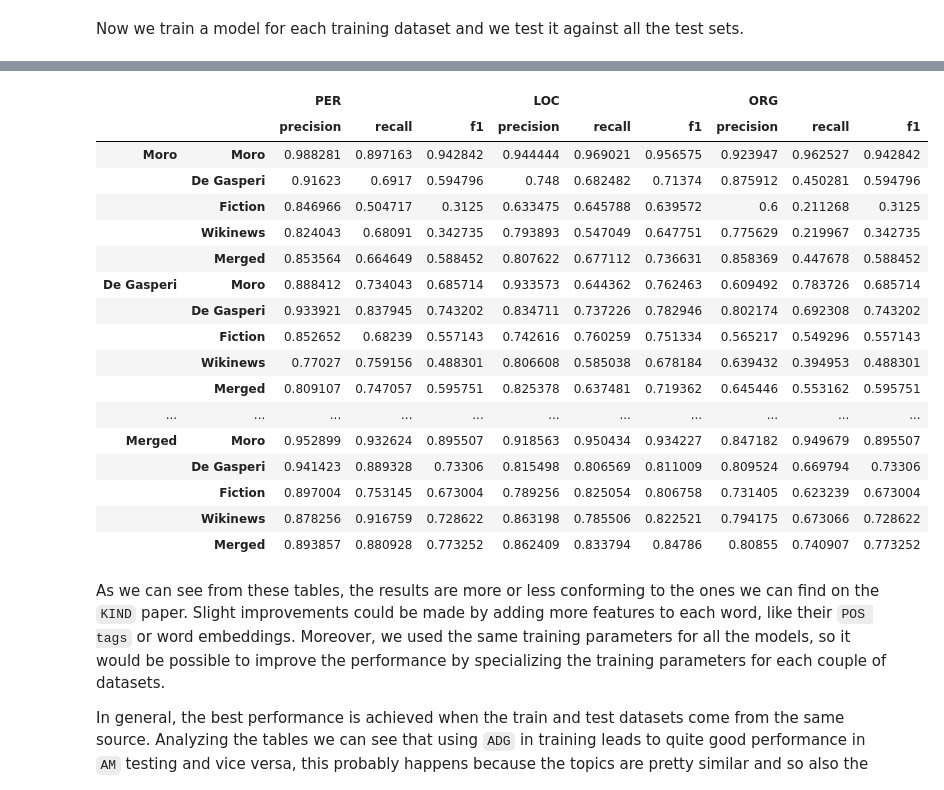
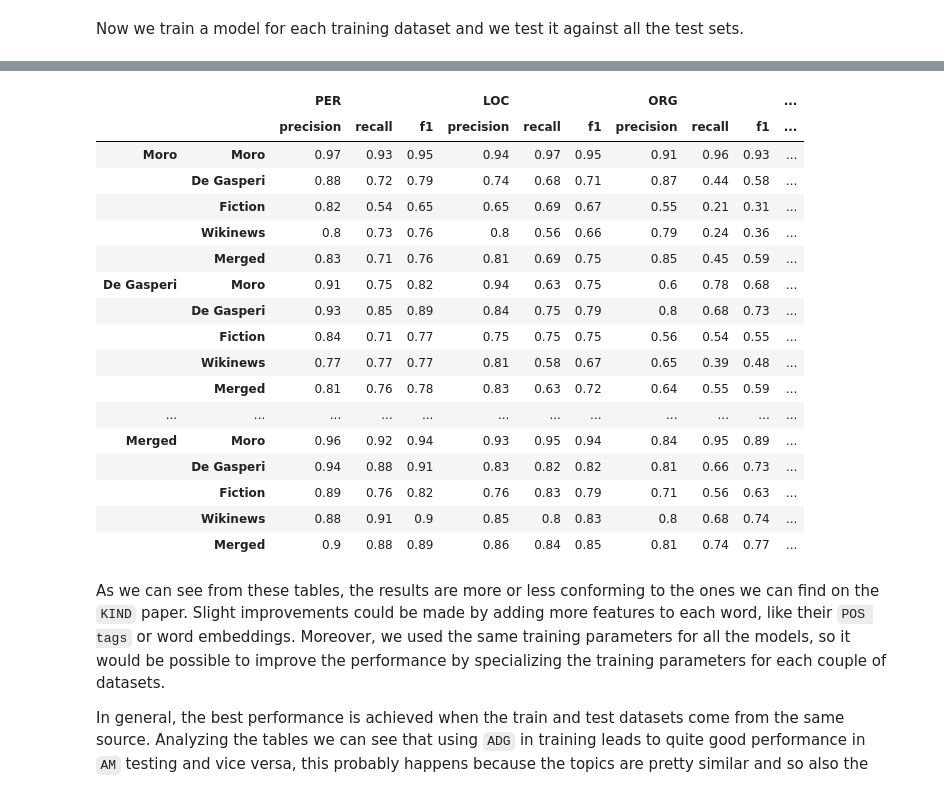
Before and after one commit to leonardopesce/KIND_Pertino_Pesce_Sandri, a Jupyter notebook: NLP_Project.ipynb, the cells around one changed output, grey strips where cells are left out. Saved outputs shown, nothing was run; the diff lists cells and outputs as text; code cells hidden in the pictures.

Commit message:
[CRF] Table format fix + comments

```diff
--- a/NLP_Project.ipynb
+++ b/NLP_Project.ipynb
@@ -2951,9 +2951,11 @@ for idx, train_frame in enumerate(training_data_frames):
 
         current_y_pred = crf.predict(current_X_test)
         flat_rep = flat_classification_report(current_y_test, current_y_pred, labels = current_labels, output_dict = True)
-        # print(flat_rep, flat_rep.keys())
+        #print(flat_rep, flat_rep.keys())
         results.get(datasets_order[idx]).update({datasets_order[idx2] : {
             'LOC' : {'precision' : flat_rep.get('LOC').get('precision'), 'recall' : flat_rep.get('LOC').get('recall'), 'f1' : flat_rep.get('LOC').get('f1-score')},
             'ORG' : {'precision' : flat_rep.get('ORG').get('precision'), 'recall' : flat_rep.get('ORG').get('recall'), 'f1' : flat_rep.get('ORG').get('f1-score')},
-            'PER' : {'precision' : flat_rep.get('PER').get('precision'), 'recall' : flat_rep.get('PER').get('recall'), 'f1' : flat_rep.get('ORG').get('f1-score')},
+            'PER' : {'precision' : flat_rep.get('PER').get('precision'), 'recall' : flat_rep.get('PER').get('recall'), 'f1' : flat_rep.get('PER').get('f1-score')},
+            'Micro' : {'precision' : flat_rep.get('micro avg').get('precision'), 'recall' : flat_rep.get('micro avg').get('recall'), 'f1' : flat_rep.get('micro avg').get('f1-score')},
+            'Macro' : {'precision' : flat_rep.get('macro avg').get('precision'), 'recall' : flat_rep.get('macro avg').get('recall'), 'f1' : flat_rep.get('macro avg').get('f1-score')},
         }})
@@ -2978,32 +2962,32 @@ Merged train -- Merged test
 # %%
 result_table = pd.DataFrame(index=pd.MultiIndex.from_product((datasets_order, datasets_order)),
-                            columns=pd.MultiIndex.from_product((('PER', 'LOC', 'ORG'), ('precision', 'recall', 'f1'))))
+                            columns=pd.MultiIndex.from_product((('PER', 'LOC', 'ORG', 'Micro', 'Macro'), ('precision', 'recall', 'f1'))))
 for name_model in datasets_order:
   for name_test in datasets_order:
-    for tag_name in ['PER', 'LOC', 'ORG']:
+    for tag_name in ['PER', 'LOC', 'ORG', 'Micro', 'Macro']:
       for metric_name in ['precision', 'recall', 'f1']:
-        result_table.loc[name_model, name_test][tag_name, metric_name] = results.get(name_model).get(name_test).get(tag_name).get(metric_name)
+        result_table.loc[name_model, name_test][tag_name, metric_name] = round(results.get(name_model).get(name_test).get(tag_name).get(metric_name), 2)
 
 result_table
 # %% [output]
-|  |  | PER |  |  | LOC |  |  | ORG |  |  |
-|  |  | precision | recall | f1 | precision | recall | f1 | precision | recall | f1 |
-| Moro | Moro | 0.988281 | 0.897163 | 0.942842 | 0.944444 | 0.969021 | 0.956575 | 0.923947 | 0.962527 | 0.942842 |
-|  | De Gasperi | 0.91623 | 0.6917 | 0.594796 | 0.748 | 0.682482 | 0.71374 | 0.875912 | 0.450281 | 0.594796 |
-|  | Fiction | 0.846966 | 0.504717 | 0.3125 | 0.633475 | 0.645788 | 0.639572 | 0.6 | 0.211268 | 0.3125 |
-|  | Wikinews | 0.824043 | 0.68091 | 0.342735 | 0.793893 | 0.547049 | 0.647751 | 0.775629 | 0.219967 | 0.342735 |
-|  | Merged | 0.853564 | 0.664649 | 0.588452 | 0.807622 | 0.677112 | 0.736631 | 0.858369 | 0.447678 | 0.588452 |
-| De Gasperi | Moro | 0.888412 | 0.734043 | 0.685714 | 0.933573 | 0.644362 | 0.762463 | 0.609492 | 0.783726 | 0.685714 |
-|  | De Gasperi | 0.933921 | 0.837945 | 0.743202 | 0.834711 | 0.737226 | 0.782946 | 0.802174 | 0.692308 | 0.743202 |
-|  | Fiction | 0.852652 | 0.68239 | 0.557143 | 0.742616 | 0.760259 | 0.751334 | 0.565217 | 0.549296 | 0.557143 |
-|  | Wikinews | 0.77027 | 0.759156 | 0.488301 | 0.806608 | 0.585038 | 0.678184 | 0.639432 | 0.394953 | 0.488301 |
-|  | Merged | 0.809107 | 0.747057 | 0.595751 | 0.825378 | 0.637481 | 0.719362 | 0.645446 | 0.553162 | 0.595751 |
-| ... | ... | ... | ... | ... | ... | ... | ... | ... | ... | ... |
-| Merged | Moro | 0.952899 | 0.932624 | 0.895507 | 0.918563 | 0.950434 | 0.934227 | 0.847182 | 0.949679 | 0.895507 |
-|  | De Gasperi | 0.941423 | 0.889328 | 0.73306 | 0.815498 | 0.806569 | 0.811009 | 0.809524 | 0.669794 | 0.73306 |
-|  | Fiction | 0.897004 | 0.753145 | 0.673004 | 0.789256 | 0.825054 | 0.806758 | 0.731405 | 0.623239 | 0.673004 |
-|  | Wikinews | 0.878256 | 0.916759 | 0.728622 | 0.863198 | 0.785506 | 0.822521 | 0.794175 | 0.673066 | 0.728622 |
-|  | Merged | 0.893857 | 0.880928 | 0.773252 | 0.862409 | 0.833794 | 0.84786 | 0.80855 | 0.740907 | 0.773252 |
+|  |  | PER |  |  | LOC |  |  | ORG |  |  | ... |
+|  |  | precision | recall | f1 | precision | recall | f1 | precision | recall | f1 | ... |
+| Moro | Moro | 0.97 | 0.93 | 0.95 | 0.94 | 0.97 | 0.95 | 0.91 | 0.96 | 0.93 | ... |
+|  | De Gasperi | 0.88 | 0.72 | 0.79 | 0.74 | 0.68 | 0.71 | 0.87 | 0.44 | 0.58 | ... |
+|  | Fiction | 0.82 | 0.54 | 0.65 | 0.65 | 0.69 | 0.67 | 0.55 | 0.21 | 0.31 | ... |
+|  | Wikinews | 0.8 | 0.73 | 0.76 | 0.8 | 0.56 | 0.66 | 0.79 | 0.24 | 0.36 | ... |
+|  | Merged | 0.83 | 0.71 | 0.76 | 0.81 | 0.69 | 0.75 | 0.85 | 0.45 | 0.59 | ... |
+| De Gasperi | Moro | 0.91 | 0.75 | 0.82 | 0.94 | 0.63 | 0.75 | 0.6 | 0.78 | 0.68 | ... |
+|  | De Gasperi | 0.93 | 0.85 | 0.89 | 0.84 | 0.75 | 0.79 | 0.8 | 0.68 | 0.73 | ... |
+|  | Fiction | 0.84 | 0.71 | 0.77 | 0.75 | 0.75 | 0.75 | 0.56 | 0.54 | 0.55 | ... |
+|  | Wikinews | 0.77 | 0.77 | 0.77 | 0.81 | 0.58 | 0.67 | 0.65 | 0.39 | 0.48 | ... |
+|  | Merged | 0.81 | 0.76 | 0.78 | 0.83 | 0.63 | 0.72 | 0.64 | 0.55 | 0.59 | ... |
+| ... | ... | ... | ... | ... | ... | ... | ... | ... | ... | ... | ... |
+| Merged | Moro | 0.96 | 0.92 | 0.94 | 0.93 | 0.95 | 0.94 | 0.84 | 0.95 | 0.89 | ... |
+|  | De Gasperi | 0.94 | 0.88 | 0.91 | 0.83 | 0.82 | 0.82 | 0.81 | 0.66 | 0.73 | ... |
+|  | Fiction | 0.89 | 0.76 | 0.82 | 0.76 | 0.83 | 0.79 | 0.71 | 0.56 | 0.63 | ... |
+|  | Wikinews | 0.88 | 0.91 | 0.9 | 0.85 | 0.8 | 0.83 | 0.8 | 0.68 | 0.74 | ... |
+|  | Merged | 0.9 | 0.88 | 0.89 | 0.86 | 0.84 | 0.85 | 0.81 | 0.74 | 0.77 | ... |
 # %% [markdown]
 As we can see from these tables, the results are more or less conforming to the ones we can find on the `KIND` paper. Slight improvements could be made by adding more features to each word, like their `POS tags` or word embeddings. Moreover, we used the same training parameters for all the models, so it would be possible to improve the performance by specializing the training parameters for each couple of datasets.
 
```
Also changed, not shown: parts of 36 cells of this notebook.
